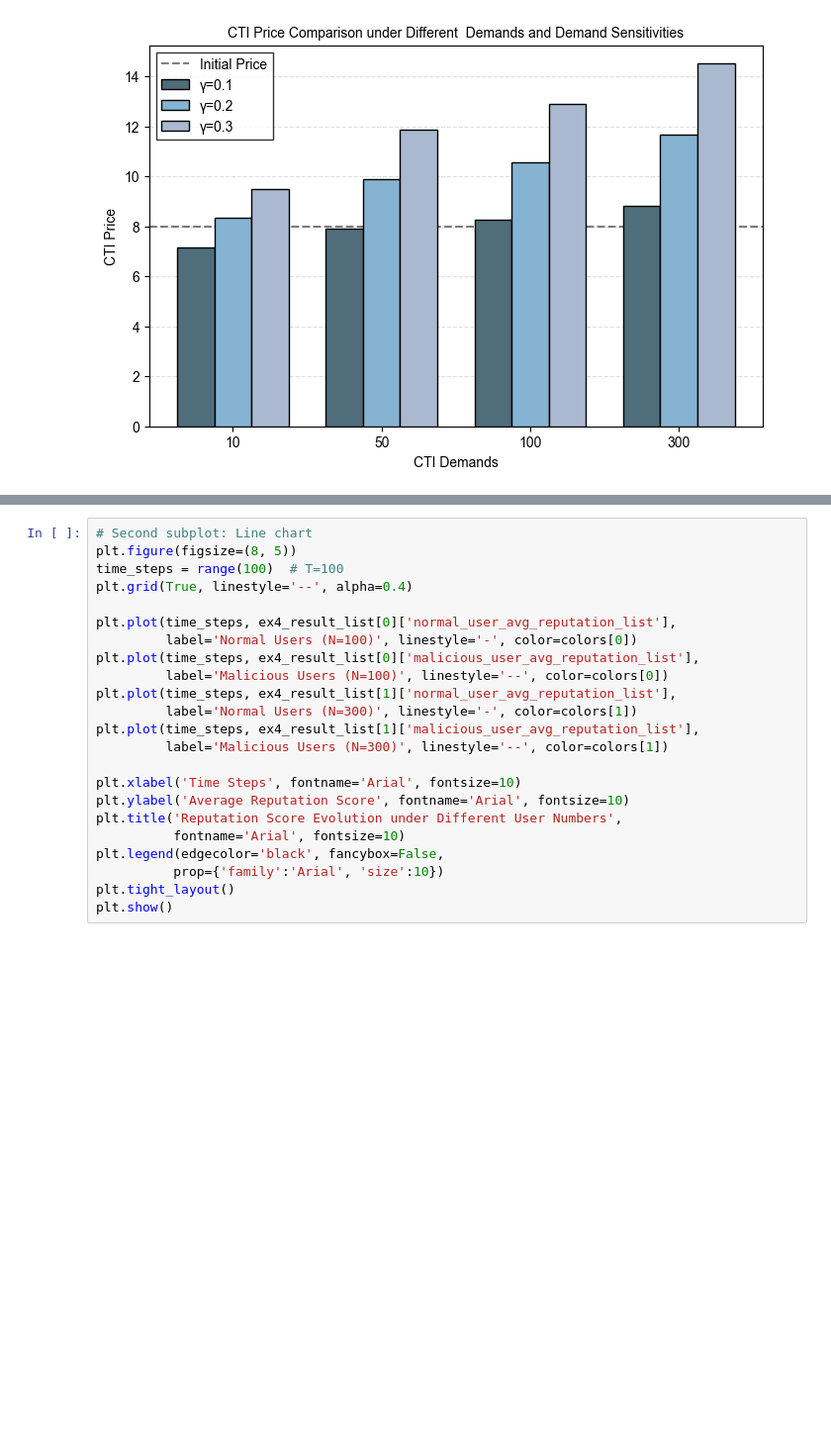
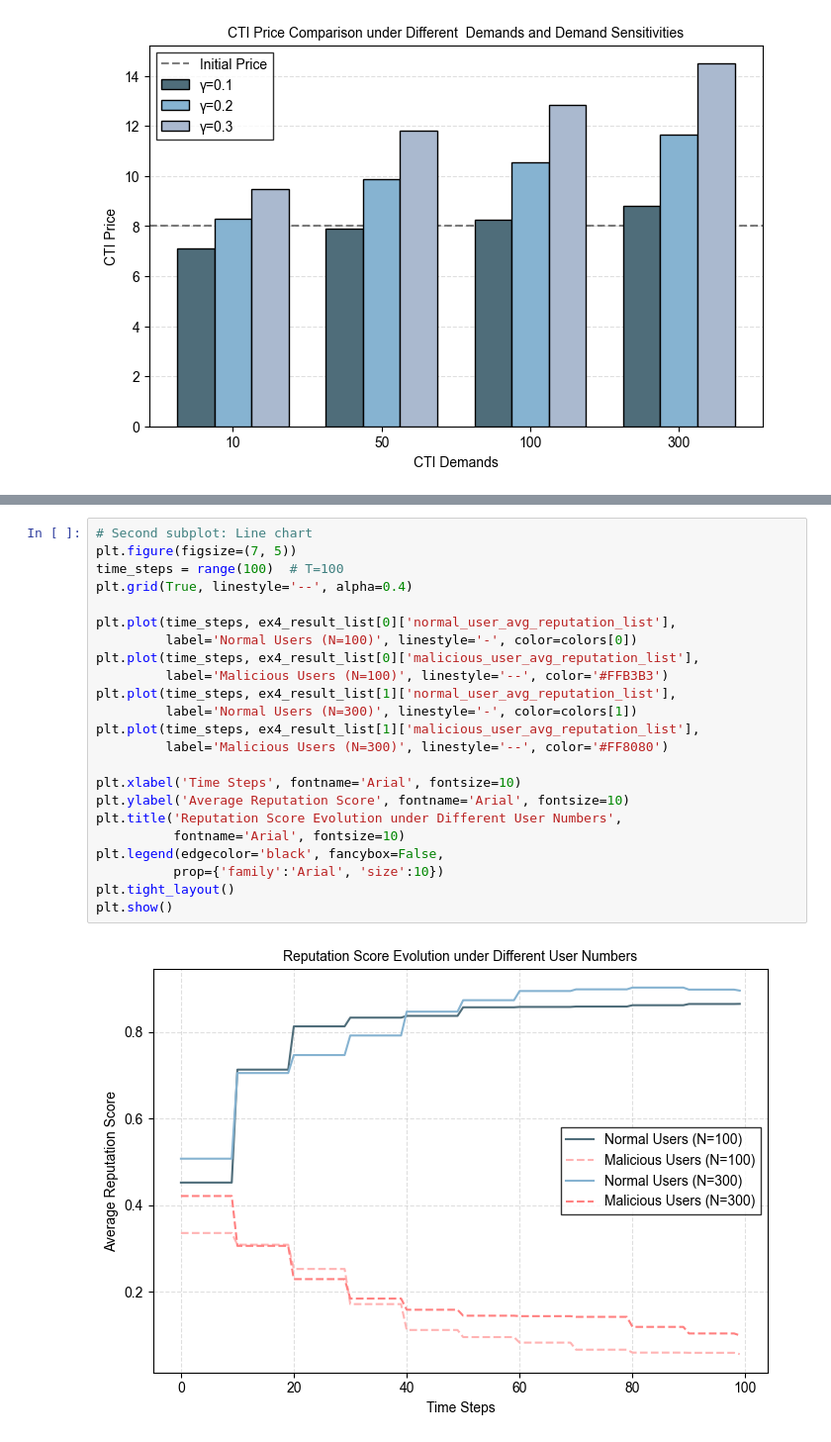
Before and after one commit to righstar2020/br-cti-experiment, a Jupyter notebook: experiment4.ipynb, the cells around one changed output, grey strips where cells are left out. Shown: that part at 99% size. Saved outputs shown, nothing was run; the diff lists cells and outputs as text; blank space fills up the shorter version.

```diff
--- a/experiment4.ipynb
+++ b/experiment4.ipynb
@@ -850,24 +863,26 @@ malicious_user_N_list = [int(user_N*0.2) for user_N in user_N_list]
 # %%
 # Second subplot: Line chart
-plt.figure(figsize=(8, 5))
+plt.figure(figsize=(7, 5))
 time_steps = range(100)  # T=100
 plt.grid(True, linestyle='--', alpha=0.4)
 
 plt.plot(time_steps, ex4_result_list[0]['normal_user_avg_reputation_list'],
          label='Normal Users (N=100)', linestyle='-', color=colors[0])
 plt.plot(time_steps, ex4_result_list[0]['malicious_user_avg_reputation_list'],
-         label='Malicious Users (N=100)', linestyle='--', color=colors[0])
+         label='Malicious Users (N=100)', linestyle='--', color='#FFB3B3')
 plt.plot(time_steps, ex4_result_list[1]['normal_user_avg_reputation_list'],
          label='Normal Users (N=300)', linestyle='-', color=colors[1])
 plt.plot(time_steps, ex4_result_list[1]['malicious_user_avg_reputation_list'],
-         label='Malicious Users (N=300)', linestyle='--', color=colors[1])
+         label='Malicious Users (N=300)', linestyle='--', color='#FF8080')
 
 plt.xlabel('Time Steps', fontname='Arial', fontsize=10)
 plt.ylabel('Average Reputation Score', fontname='Arial', fontsize=10)
 plt.title('Reputation Score Evolution under Different User Numbers',
           fontname='Arial', fontsize=10)
 plt.legend(edgecolor='black', fancybox=False,
           prop={'family':'Arial', 'size':10})
 plt.tight_layout()
 plt.show()
+# %% [output]
+[figure, added]
 # %%
```
Also changed, not shown: parts of 12 cells of this notebook, 13 other files.
